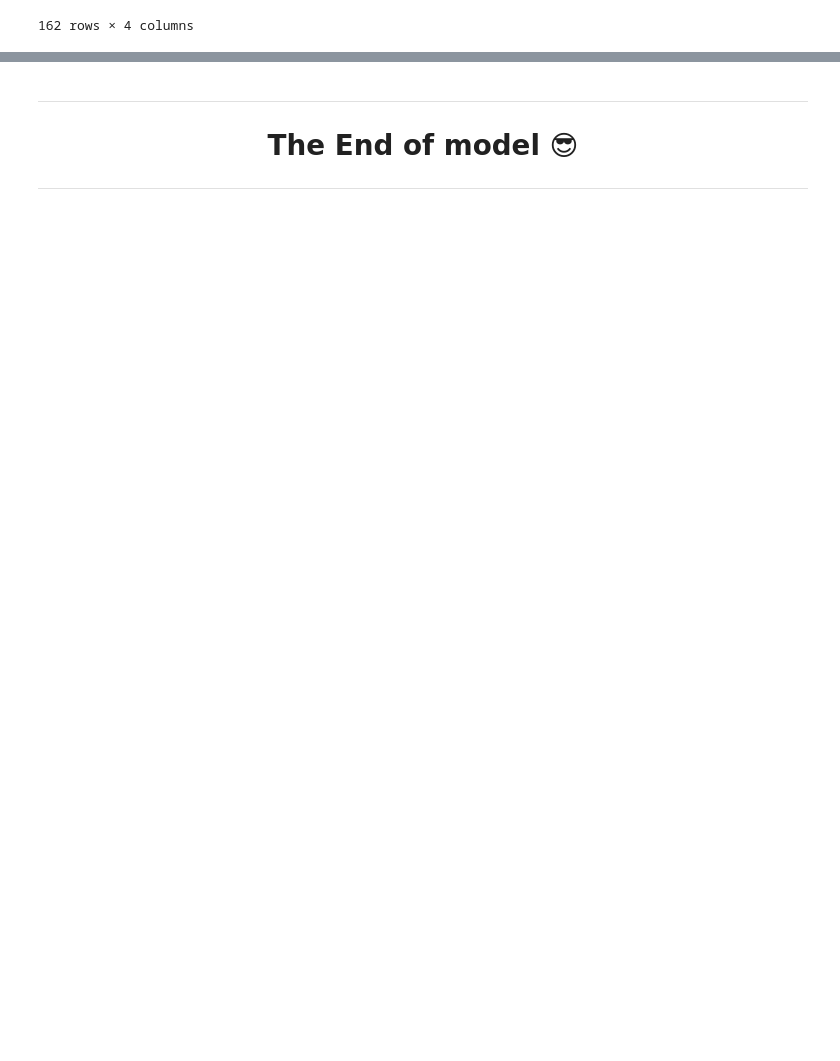
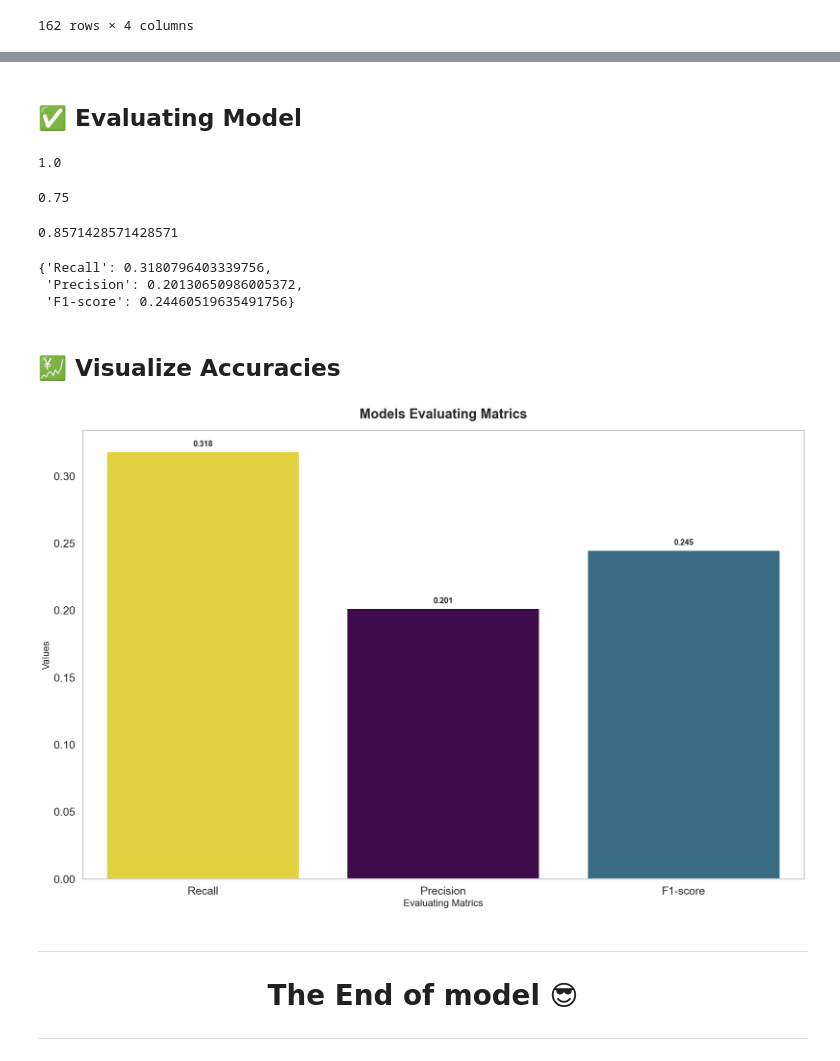
Before and after one commit to Youssef3082004/Lumeria_AI, a Jupyter notebook: Content.ipynb, the cells around one changed output, grey strips where cells are left out. Drawn from its saved outputs; the diff is of its cells as text; code cells hidden in the pictures; blank space fills up the shorter version.

Commit message:
Content-Based Model V1.0.0

```diff
--- a/Content.ipynb
+++ b/Content.ipynb
@@ -214,0 +295,3 @@ desc.Update(lambda x:re.sub(pattern=r"\s+",repl=" ",string=x))
+# %%
+user_places = users[(users["user_id"] == user_id) & (users["rating"] > 3)]["place_name"].values
+user_places
@@ -215,3 +311,71 @@ desc.Update(lambda x:re.sub(pattern=r"\s+",repl=" ",string=x))
+# %% [markdown]
+## ✅ Evaluating Model
+# %%
+def Recall(user_places:np.ndarray,recommnded_places:np.ndarray):
+    places = set(user_places).intersection(set(recommnded_places))
+    return len(places) / len(user_places)
+
+Recall(user_places=user_places,recommnded_places=reco_places["Name"].values)
+# %% [output]
+1.0
+# %%
+def Precision(user_places:np.ndarray,recommnded_places:np.ndarray):
+    places = set(user_places).intersection(set(recommnded_places))
+    return  len(places) / len(recommnded_places)
+
+Precision(user_places=user_places,recommnded_places=reco_places["Name"].values)
+# %% [output]
+0.75
+# %%
+def F1_Score(Precision:float,Recall:float):
+    return (2 * Precision * Recall) / (Precision + Recall)
+F1_Score(Precision=0.75,Recall=1)
+# %% [output]
+0.8571428571428571
+# %%
+def Evaluate_Model(users_dataset:pd.DataFrame) -> dict[str:float]:
+    recalls = []
+    Precisions = []
+    fScores = []
+
+    for id in users_dataset["user_id"]:
+        reco_places = Get_Recommendation(user_id=id,places_similarity=Places_similarity,users_dataset=users,places_dataset=places)["Name"].values
+        user_places = users_dataset[(users_dataset["user_id"] == user_id) & (users_dataset["rating"] > 3)]["place_name"].values
+
+        recall = Recall(user_places=user_places,recommnded_places=reco_places)
+        precision = Precision(user_places=user_places,recommnded_places=reco_places)
+
+        recalls.append(recall)
+        Precisions.append(precision)
+        fScores.append(F1_Score(Recall=recall,Precision=precision))
+    return {"Recall":statistics.mean(recalls) , "Precision":statistics.mean(Precisions) , "F1-score":statistics.mean(fScores)}
+# %%
+acc =  Evaluate_Model(users_dataset=users)
+acc
+# %% [output]
+{'Recall': 0.3180796403339756,
+ 'Precision': 0.20130650986005372,
+ 'F1-score': 0.24460519635491756}
+# %% [markdown]
+## 💹 Visualize Accuracies
+# %%
+sns.set_theme(style="whitegrid",context="talk",font_scale=1.1)
+plt.figure(figsize=(18, 12))
+
+ax = sns.barplot(y=acc.values(),x=acc.keys(),palette="viridis",hue=acc.values(),legend=False)
+
+ax.set_title("Models Evaluating Matrics",fontsize=22,weight="bold",pad=20)
+
+ax.set_xlabel("Evaluating Matrics", fontsize=16)
+ax.set_ylabel("Values", fontsize=16)
+
+for container in ax.containers:
+    ax.bar_label(container, fmt="%.3f", padding=6, fontsize=13,weight="bold")
+plt.grid(visible=False)
+plt.tight_layout()
+plt.show()
+# %% [output]
+[figure, added]
 # %% [markdown]
 ---
 
```
Also changed, not shown: parts of 17 cells of this notebook.
